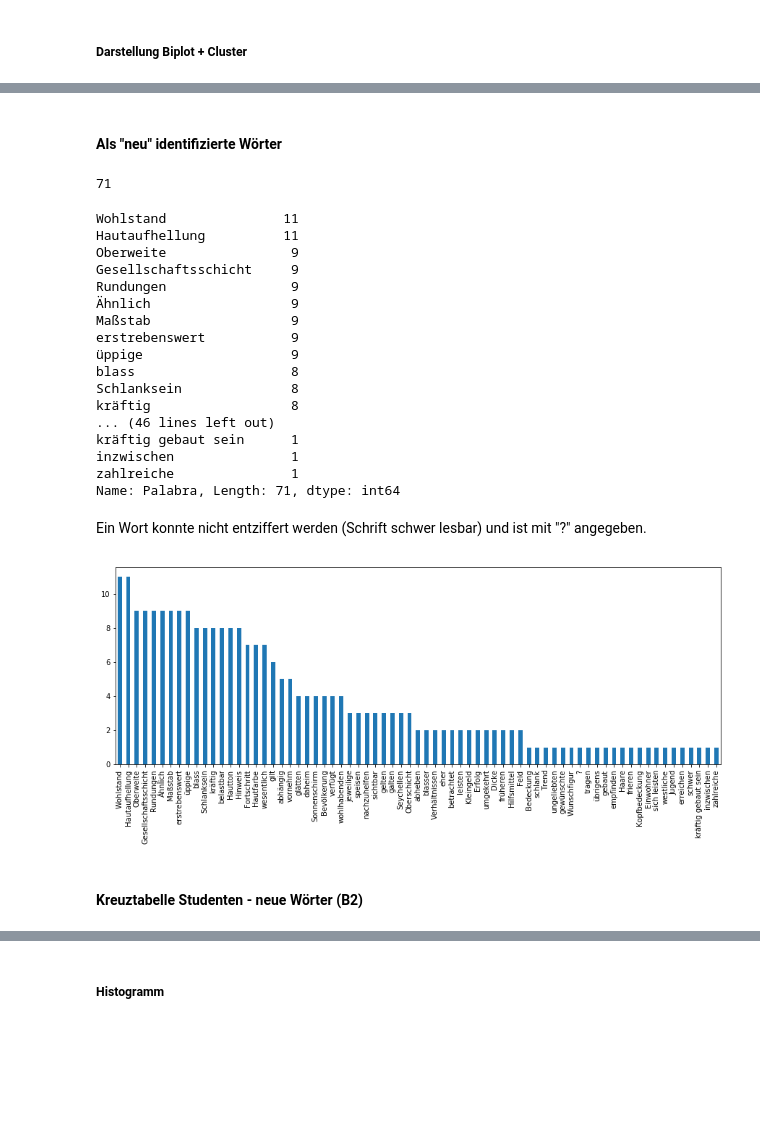
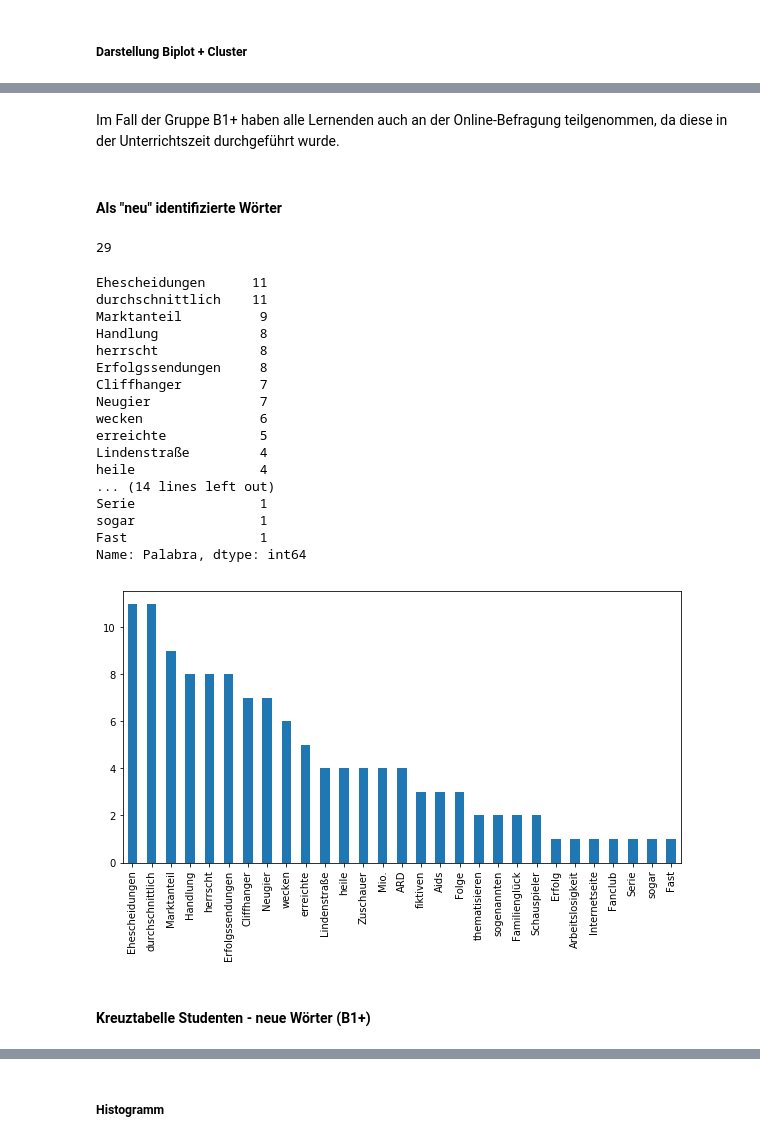
Before and after one commit to martinakienberger/Strategienanalyse_Voc, a Jupyter notebook: Datenanalyse_Voc_Salamanca.ipynb, the cells around one changed output, grey strips where cells are left out. Drawn from its saved outputs; the diff is of its cells as text; code cells hidden in the pictures; blank space fills up the shorter version.

```diff
--- a/Datenanalyse_Voc_Salamanca.ipynb
+++ b/Datenanalyse_Voc_Salamanca.ipynb
@@ -469,34 +489,34 @@ TN - Online-Befragung: 3
+# %% [markdown]
+Im Fall der Gruppe B1+ haben alle Lernenden auch an der Online-Befragung teilgenommen, da diese in der Unterrichtszeit durchgeführt wurde.
 # %% [markdown]
 #### Als "neu" identifizierte Wörter
 # %%
-len(B2.Palabra.unique())
+len(B1.Palabra.unique())
 # %% [output]
-71
+29
 # %%
-B2.Palabra.value_counts()
+B1.Palabra.value_counts()
 # %% [output]
-Wohlstand               11
-Hautaufhellung          11
-Oberweite                9
-Gesellschaftsschicht     9
-Rundungen                9
-Ähnlich                  9
-Maßstab                  9
-erstrebenswert           9
-üppige                   9
-blass                    8
-Schlanksein              8
-kräftig                  8
-... (46 lines left out)
-kräftig gebaut sein      1
-inzwischen               1
-zahlreiche               1
-Name: Palabra, Length: 71, dtype: int64
+Ehescheidungen      11
+durchschnittlich    11
+Marktanteil          9
+Handlung             8
+herrscht             8
+Erfolgssendungen     8
+Cliffhanger          7
+Neugier              7
+wecken               6
+erreichte            5
+Lindenstraße         4
+heile                4
+... (14 lines left out)
+Serie                1
+sogar                1
+Fast                 1
+Name: Palabra, dtype: int64
-# %% [markdown]
-Ein Wort konnte nicht entziffert werden (Schrift schwer lesbar) und ist mit "?" angegeben.
 # %%
-B2.Palabra.value_counts().plot(kind = 'bar', figsize = (15,5));
+B1.Palabra.value_counts().plot(kind = 'bar', figsize = (10,5));
 # %% [output]
-[figure, old version]
+[figure, new version]
 # %% [markdown]
-#### Kreuztabelle Studenten - neue Wörter (B2)
+#### Kreuztabelle Studenten - neue Wörter (B1+)
```
Also changed, not shown: parts of 59 cells of this notebook, 1 other file.
